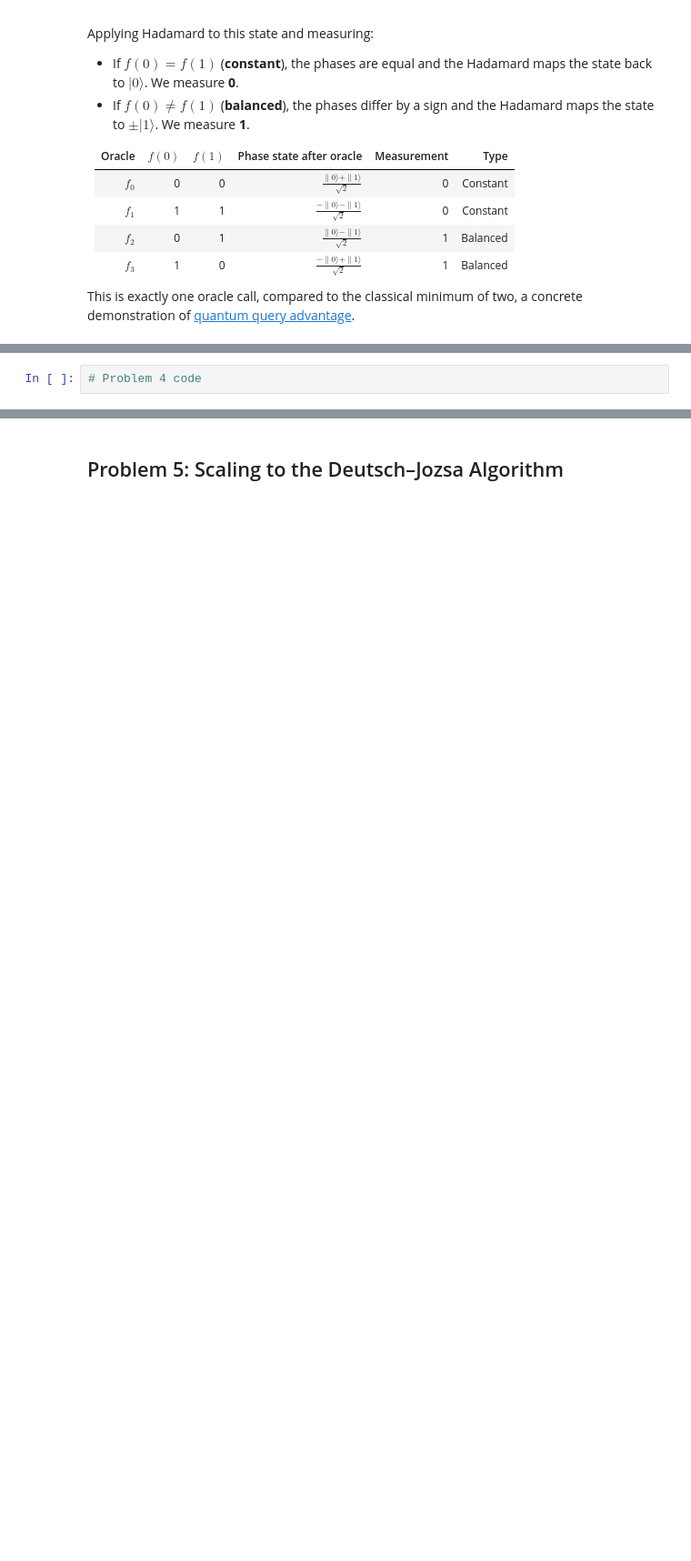
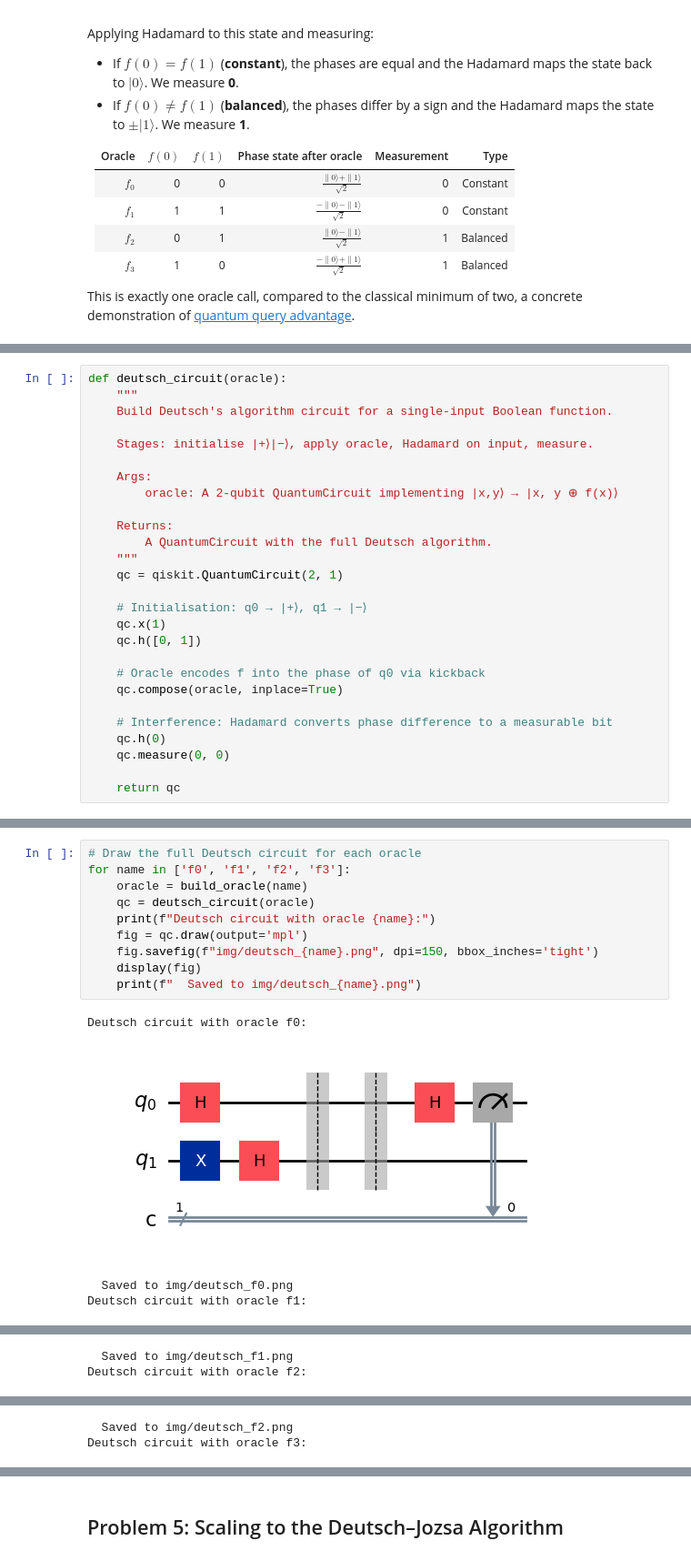
Before and after one commit to ArielCNunes/emerging-technologies, a Jupyter notebook: problems.ipynb, the cells around one changed output, grey strips where cells are left out. Shown at 91% size. Cells and saved outputs as stored; diff of their text form; blank space fills up the shorter version.

Commit message:
Implement Problem 4 + markdown cells

```diff
--- a/problems.ipynb
+++ b/problems.ipynb
@@ -525,2 +527,27 @@ This is exactly one oracle call, compared to the classical minimum of two, a con
 # %%
-# Problem 4 code
+def deutsch_circuit(oracle):
+    """
+    Build Deutsch's algorithm circuit for a single-input Boolean function.
+
+    Stages: initialise |+⟩|−⟩, apply oracle, Hadamard on input, measure.
+
+    Args:
+        oracle: A 2-qubit QuantumCircuit implementing |x,y⟩ → |x, y ⊕ f(x)⟩
+
+    Returns:
+        A QuantumCircuit with the full Deutsch algorithm.
+    """
+    qc = qiskit.QuantumCircuit(2, 1)
+
+    # Initialisation: q0 → |+⟩, q1 → |−⟩
+    qc.x(1)
+    qc.h([0, 1])
+
+    # Oracle encodes f into the phase of q0 via kickback
+    qc.compose(oracle, inplace=True)
+
+    # Interference: Hadamard converts phase difference to a measurable bit
+    qc.h(0)
+    qc.measure(0, 0)
+
+    return qc
@@ -526,0 +556,15 @@ This is exactly one oracle call, compared to the classical minimum of two, a con
+# %%
+# Draw the full Deutsch circuit for each oracle
+for name in ['f0', 'f1', 'f2', 'f3']:
+    oracle = build_oracle(name)
+    qc = deutsch_circuit(oracle)
+    print(f"Deutsch circuit with oracle {name}:")
+    fig = qc.draw(output='mpl')
+    fig.savefig(f"img/deutsch_{name}.png", dpi=150, bbox_inches='tight')
+    display(fig)
+    print(f"  Saved to img/deutsch_{name}.png")
+# %% [output]
+Deutsch circuit with oracle f0:
+[figure, added]
+  Saved to img/deutsch_f0.png
+Deutsch circuit with oracle f1:
@@ -526,0 +572,2 @@ This is exactly one oracle call, compared to the classical minimum of two, a con
+  Saved to img/deutsch_f1.png
+Deutsch circuit with oracle f2:
@@ -526,0 +575,2 @@ This is exactly one oracle call, compared to the classical minimum of two, a con
+  Saved to img/deutsch_f2.png
+Deutsch circuit with oracle f3:
```
Also changed, not shown: parts of 10 cells of this notebook, 4 other files.
